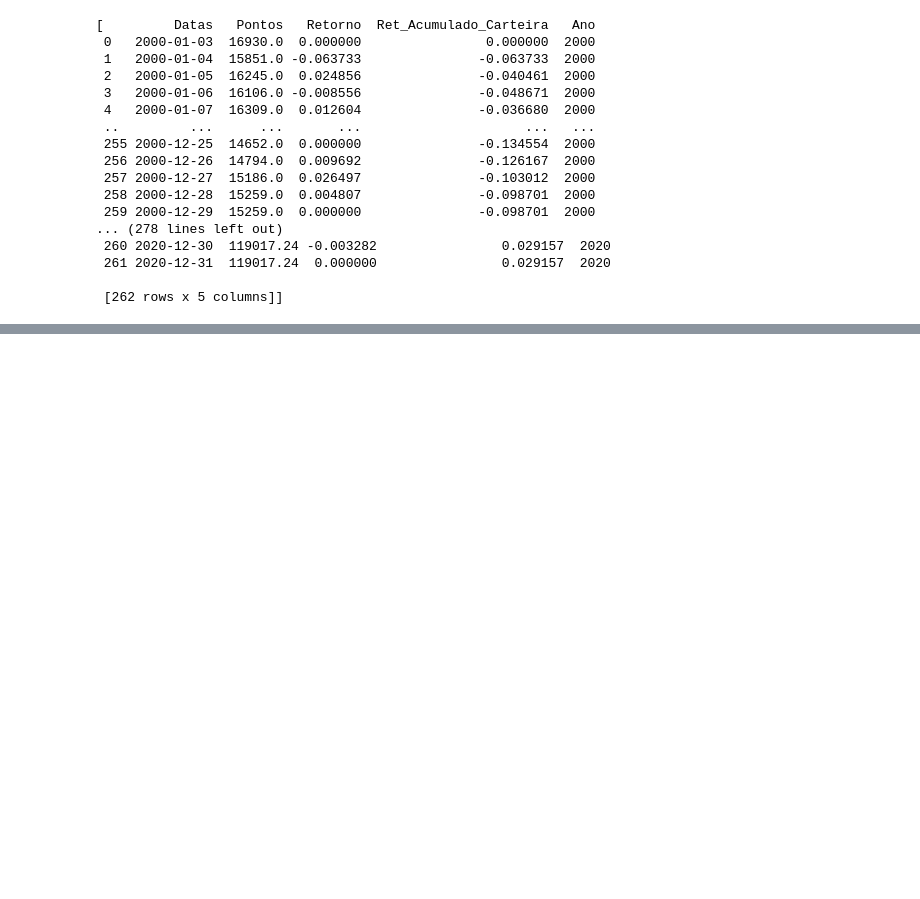
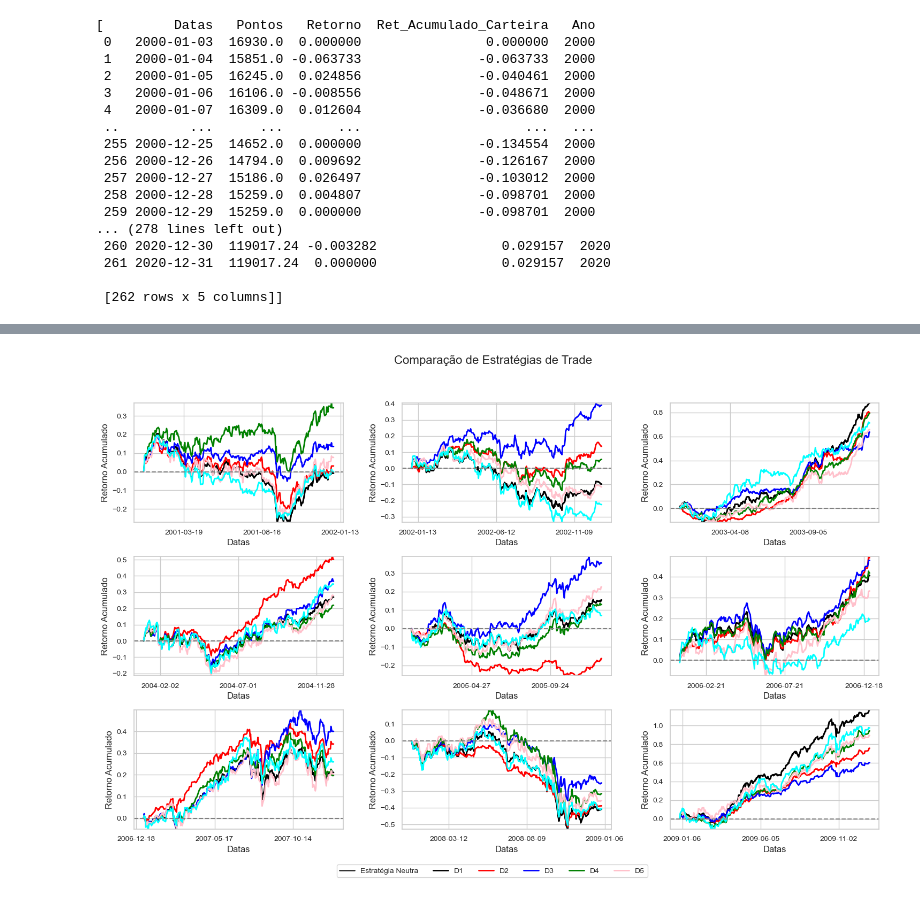
Before and after one commit to andrebarbosa27/lowvolatility, a Jupyter notebook: LowVolatility.ipynb, the cells around one changed output, grey strips where cells are left out. Saved outputs shown, nothing was run; the diff lists cells and outputs as text; code cells hidden in the pictures; blank space fills up the shorter version.

Commit message:
Calculos e plotagem de gráficos referentes as carteiras

```diff
--- a/LowVolatility.ipynb
+++ b/LowVolatility.ipynb
@@ -6,10 +6,10 @@ import pyspark
 
 warnings.simplefilter('ignore')
 
-raw_prices = pd.read_csv(r'C:\Users\Andre\Documents\LowVolatility\Raw_prices.csv')
-negocios = pd.read_csv(r'C:\Users\Andre\Documents\LowVolatility\Negocios.csv')
-financeiro = pd.read_csv(r'C:\Users\Andre\Documents\LowVolatility\Financeiro.csv')
-ibov = pd.read_csv(r'C:\Users\Andre\Documents\LowVolatility\Ibov_data.csv')
+raw_prices = pd.read_csv(r'C:\Users\andr6\Documents\LowVolatility\Raw_prices.csv')
+negocios = pd.read_csv(r'C:\Users\andr6\Documents\LowVolatility\Negocios.csv')
+financeiro = pd.read_csv(r'C:\Users\andr6\Documents\LowVolatility\Financeiro.csv')
+ibov = pd.read_csv(r'C:\Users\andr6\Documents\LowVolatility\Ibov_data.csv')
 # %%
 raw_prices['Datas'] = pd.to_datetime(raw_prices['Datas'])
 # %%
@@ -441,0 +393,39 @@ plt.show()
+# %%
+import seaborn as sns
+import matplotlib.pyplot as plt
+from matplotlib.ticker import MaxNLocator
+
+sns.set(style="whitegrid")
+
+# Configurando o layout do gráfico
+fig, axes = plt.subplots(3, 3, figsize=(15, 10))
+axes = axes.flatten()
+
+for i, ax in enumerate(axes):
+    if i >= len(lista_trade_neutro):
+        break
+    ax.plot(lista_trade_neutro[i]['Datas'], lista_trade_neutro[i]['Ret_Acumulado_Carteira'], label='Estratégia Neutra', color='black', linewidth=2, alpha=0.8)
+    ax.plot(lista_trade_neutro[i]['Datas'], lista_trade_neutro[i]['Ret_Acumulado_Carteira'], label='Estratégia Neutra', color='black', linewidth=2)
+    ax.plot(lista_trade_1[i]['Datas'], lista_trade_1[i]['Ret_Acumulado_Carteira'], label='D1', color='red', linewidth=2)
+    ax.plot(lista_trade_2[i]['Datas'], lista_trade_2[i]['Ret_Acumulado_Carteira'], label='D2', color='blue', linewidth=2)
+    ax.plot(lista_trade_3[i]['Datas'], lista_trade_3[i]['Ret_Acumulado_Carteira'], label='D3', color='green', linewidth=2)
+    ax.plot(lista_trade_4[i]['Datas'], lista_trade_4[i]['Ret_Acumulado_Carteira'], label='D4', color='pink', linewidth=2)
+    ax.plot(lista_trade_5[i]['Datas'], lista_trade_5[i]['Ret_Acumulado_Carteira'], label='D5', color='cyan', linewidth=2)
+
+    ax.set_xlabel('Datas', fontsize=12)
+    ax.set_ylabel('Retorno Acumulado', fontsize=12)
+    ax.axhline(y=0, color='grey', linestyle='--')
+
+    y_min = min([min(dataset['Ret_Acumulado_Carteira']) for dataset in [lista_trade_neutro[i], lista_trade_1[i], lista_trade_2[i], lista_trade_3[i], lista_trade_4[i], lista_trade_5[i]]])  # Adicione todos os datasets
+    y_max = max([max(dataset['Ret_Acumulado_Carteira']) for dataset in [lista_trade_neutro[i], lista_trade_1[i], lista_trade_2[i], lista_trade_3[i], lista_trade_4[i], lista_trade_5[i]]])  # Adicione todos os datasets
+    ax.set_ylim([y_min, y_max])
+
+    ax.xaxis.set_major_locator(MaxNLocator(3))
+    ax.tick_params(axis='both', which='major', labelsize=10)
+
+plt.figlegend(['Estratégia Neutra', 'D1', 'D2', 'D3', 'D4', 'D5'], loc='lower center', ncol=6, labelspacing=0., fontsize=10)
+plt.suptitle("Comparação de Estratégias de Trade", fontsize=16)
+plt.tight_layout(rect=[0, 0.03, 1, 0.95])
+plt.show()
+# %% [output]
+[figure, added]
```
Also changed, not shown: parts of 7 cells of this notebook.
